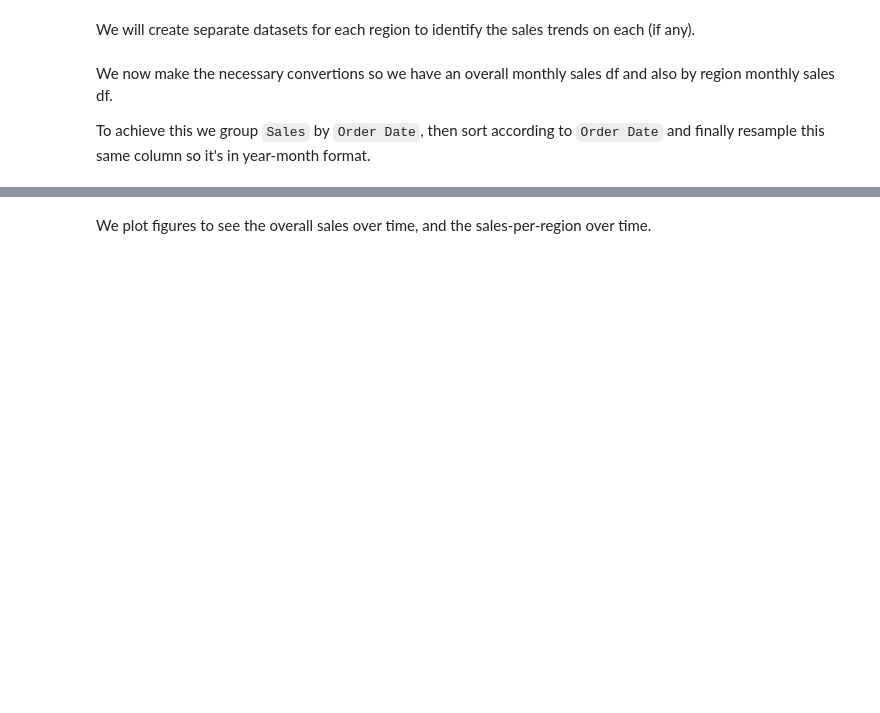
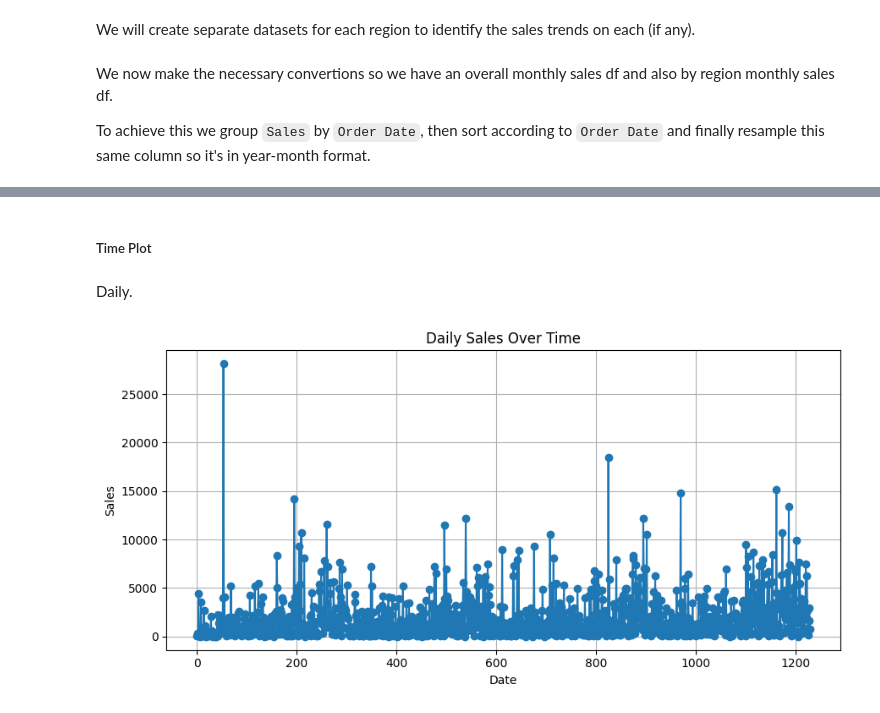
Before and after one commit to csierr/forecasting-superstore-sales, a Jupyter notebook: forecasting_sales.ipynb, the cells around one changed output, grey strips where cells are left out. Saved outputs shown, nothing was run; the diff lists cells and outputs as text; code cells hidden in the pictures; blank space fills up the shorter version.

```diff
--- a/forecasting_sales.ipynb
+++ b/forecasting_sales.ipynb
@@ -103,2 +128,15 @@ west_monthly = west_daily.set_index('Order Date').resample('ME').mean()
 # %% [markdown]
-We plot figures to see the overall sales over time, and the sales-per-region over time.
+##### Time Plot
+# %% [markdown]
+Daily.
+# %%
+plt.figure(figsize=(9, 4.5))
+plt.plot(all_daily.index, all_daily['Sales'], marker='o')
+plt.title('Daily Sales Over Time')
+plt.xlabel('Date')
+plt.ylabel('Sales')
+plt.grid(True)
+plt.tight_layout()
+plt.show()
+# %% [output]
+[figure, added]
```
Also changed, not shown: parts of 28 cells of this notebook, 1 other file.
